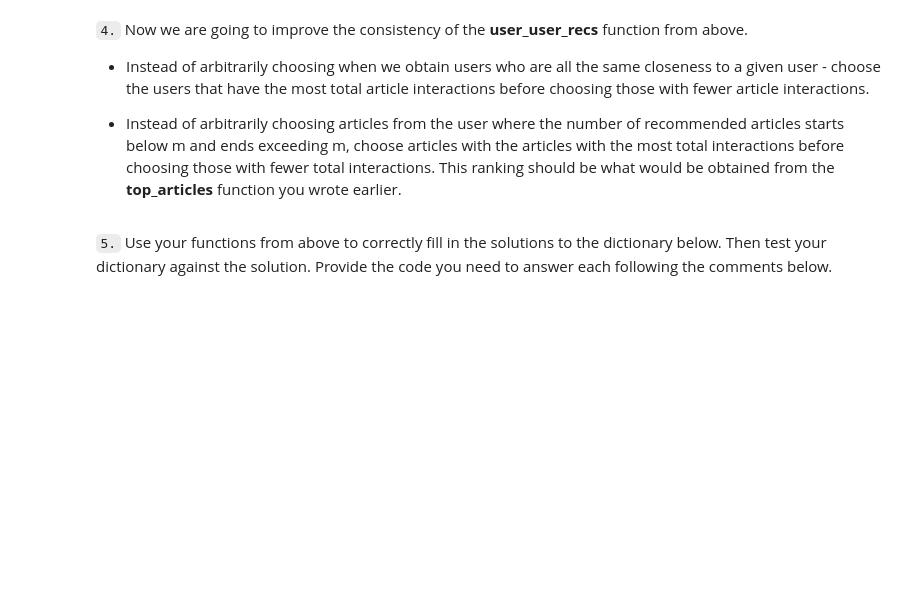
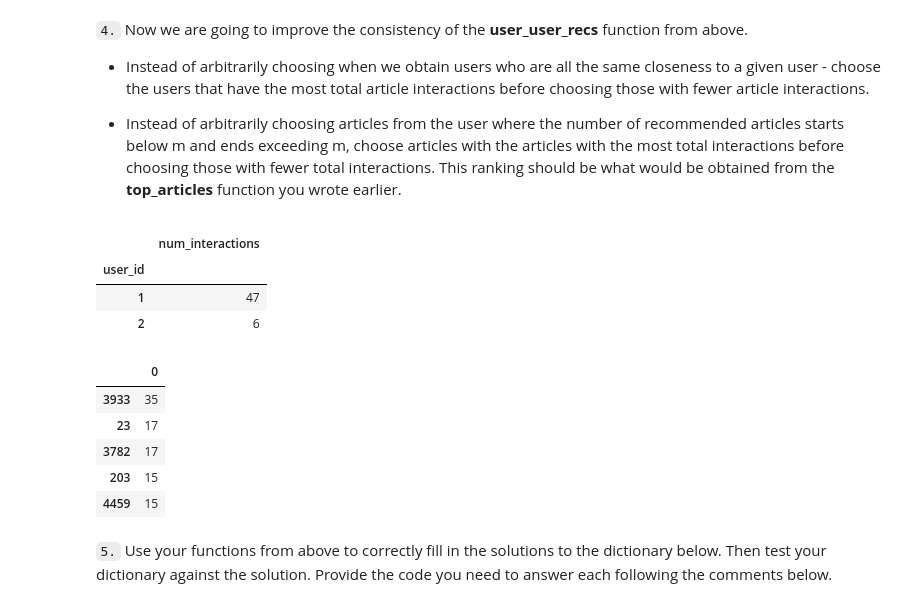
Before and after one commit to marcelokscunha/projects, a Jupyter notebook: recommendations/Recommendations_with_IBM.ipynb, the cells around one changed output. Drawn from its saved outputs; the diff is of its cells as text; code cells hidden in the pictures; blank space fills up the shorter version.

Commit message:
Add Neighborhood-Based Collaborative Filtering recommendation

```diff
--- a/recommendations/Recommendations_with_IBM.ipynb
+++ b/recommendations/Recommendations_with_IBM.ipynb
@@ -451,7 +432,8 @@ def create_user_item_matrix(df):
     Return a matrix with user ids as rows and article ids on the columns with 1 values where a user interacted with
     an article and a 0 otherwise
     '''
-    # Fill in the function here
+    user_item = df.groupby(['user_id','article_id'])['title'].count().unstack()
+    user_item = user_item.applymap(lambda x: 0 if np.isnan(x) else 1)
 
     return user_item # return the user_item matrix
 
@@ -469,27 +451,36 @@ Use the tests to test your function.
 # %%
-def find_similar_users(user_id, user_item=user_item):
+def find_similar_users(user_id, user_item=user_item, return_sims=False):
     '''
     INPUT:
     user_id - (int) a user_id
     user_item - (pandas dataframe) matrix of users by articles:
                 1's when a user has interacted with an article, 0 otherwise
+    return_sims - (bool) return similarity measures between users
 
     OUTPUT:
     similar_users - (list) an ordered list where the closest users (largest dot product users)
                     are listed first
+    similarities - (list) an orderd list of similarity measures (dot products)
 
     Description:
     Computes the similarity of every pair of users based on the dot product
     Returns an ordered
 
     '''
-    # compute similarity of each user to the provided user
+    # compute similarity of each user to the provided user, excluding him/herself
+    sims = user_item.drop(user_id).dot(user_item.loc[user_id])
 
     # sort by similarity
+    sims.sort_values(ascending=False, inplace=True)
 
     # create list of just the ids
+    most_similar_users = sims.index.to_list()
 
-    # remove the own user's id
+    # list of similarities
+    similarities = sims.to_list()
+
+    if return_sims:
+        return most_similar_users, similarities
 
     return most_similar_users # return a list of the users in order from most to least similar
 # %%
@@ -580,0 +627,18 @@ print("If this is all you see, you passed all of our tests!  Nice job!")
+# %%
+ag.rename(index={'user_id': 'neighbor_id'})
+# %% [output]
+|  | num_interactions |
+| user_id |  |
+| 1 | 47 |
+| 2 | 6 |
+# %%
+sim_users, sims = find_similar_users(1, return_sims=True)
+us = pd.DataFrame(index=sim_users, data=sims)
+us.head()
+# %% [output]
+|  | 0 |
+| 3933 | 35 |
+| 23 | 17 |
+| 3782 | 17 |
+| 203 | 15 |
+| 4459 | 15 |
```
Also changed, not shown: parts of 29 cells of this notebook.
